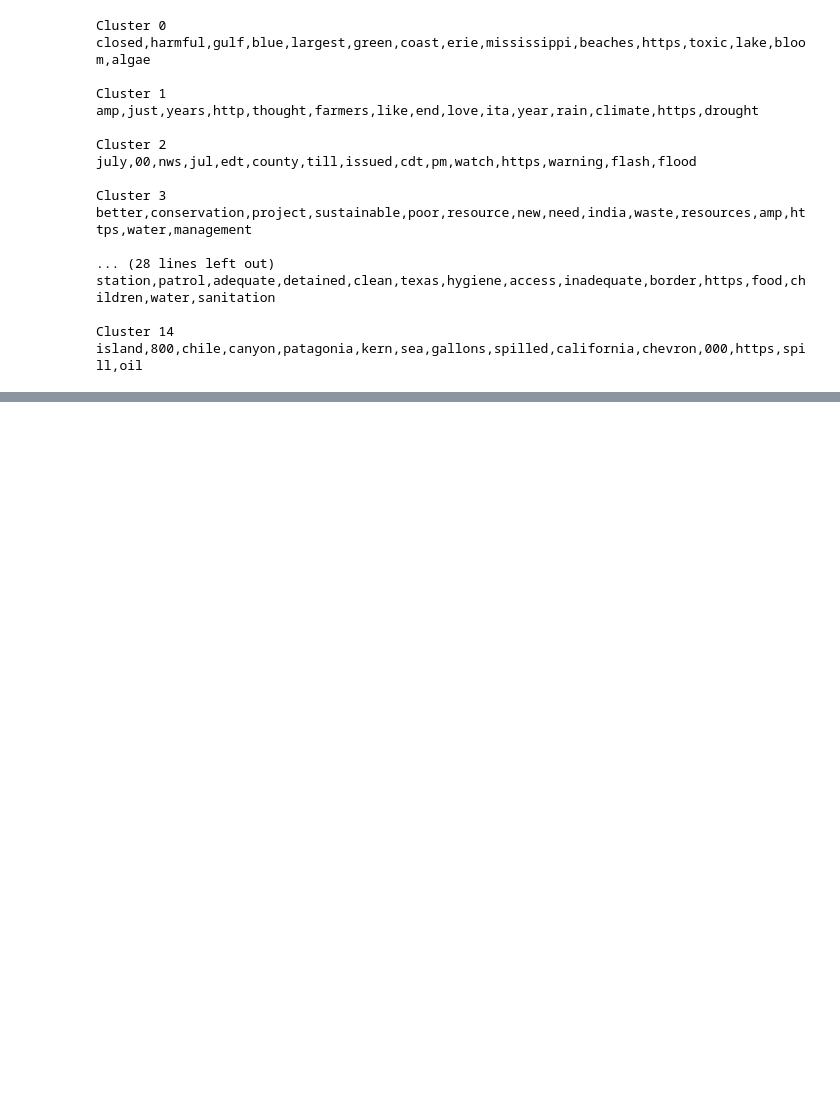
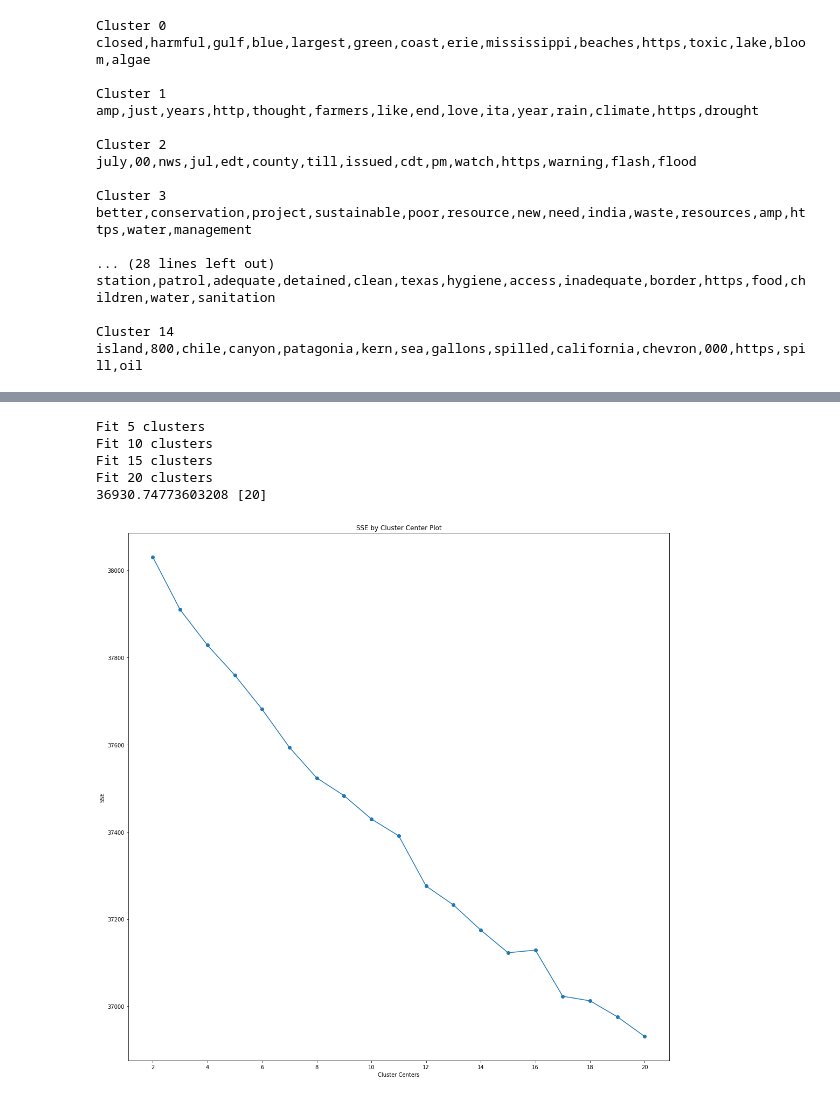
Before and after one commit to theultimate1/research, a Jupyter notebook: research/text-classification/cluster_analysis_of_tweets.ipynb, the cells around one changed output, grey strips where cells are left out. Cells and saved outputs as stored; diff of their text form; code cells hidden in the pictures; blank space fills up the shorter version.

```diff
--- a/research/text-classification/cluster_analysis_of_tweets.ipynb
+++ b/research/text-classification/cluster_analysis_of_tweets.ipynb
@@ -318,0 +506,9 @@ We will not consider this a wash until we are able to thread these calculations
+# %%
+find_optimal_clusters_kmeans(cluster_7_tfidf, 2, 20, 19)
+# %% [output]
+Fit 5 clusters
+Fit 10 clusters
+Fit 15 clusters
+Fit 20 clusters
+36930.74773603208 [20]
+[figure, added]
```
Also changed, not shown: parts of 47 cells of this notebook, 1 other file.
